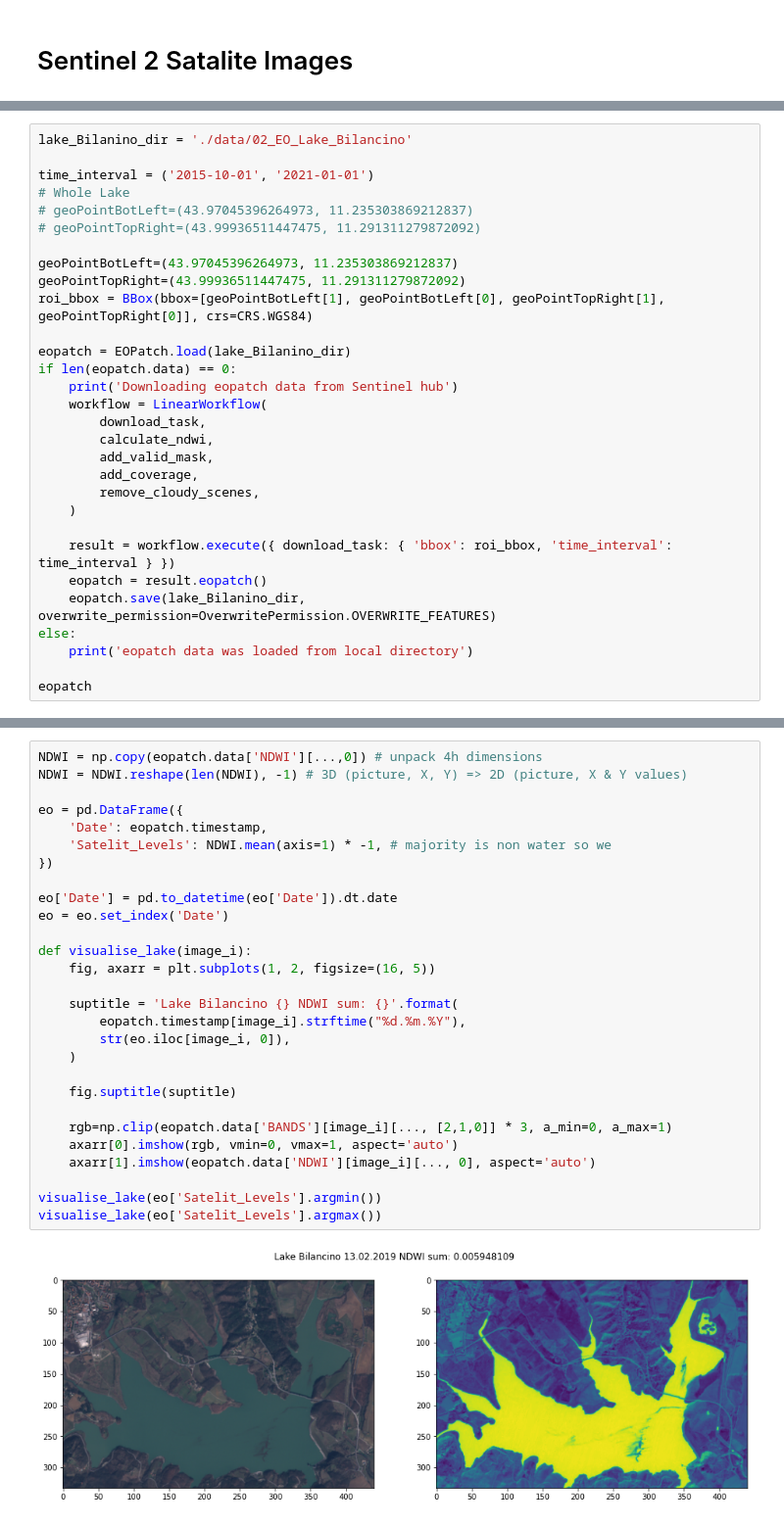
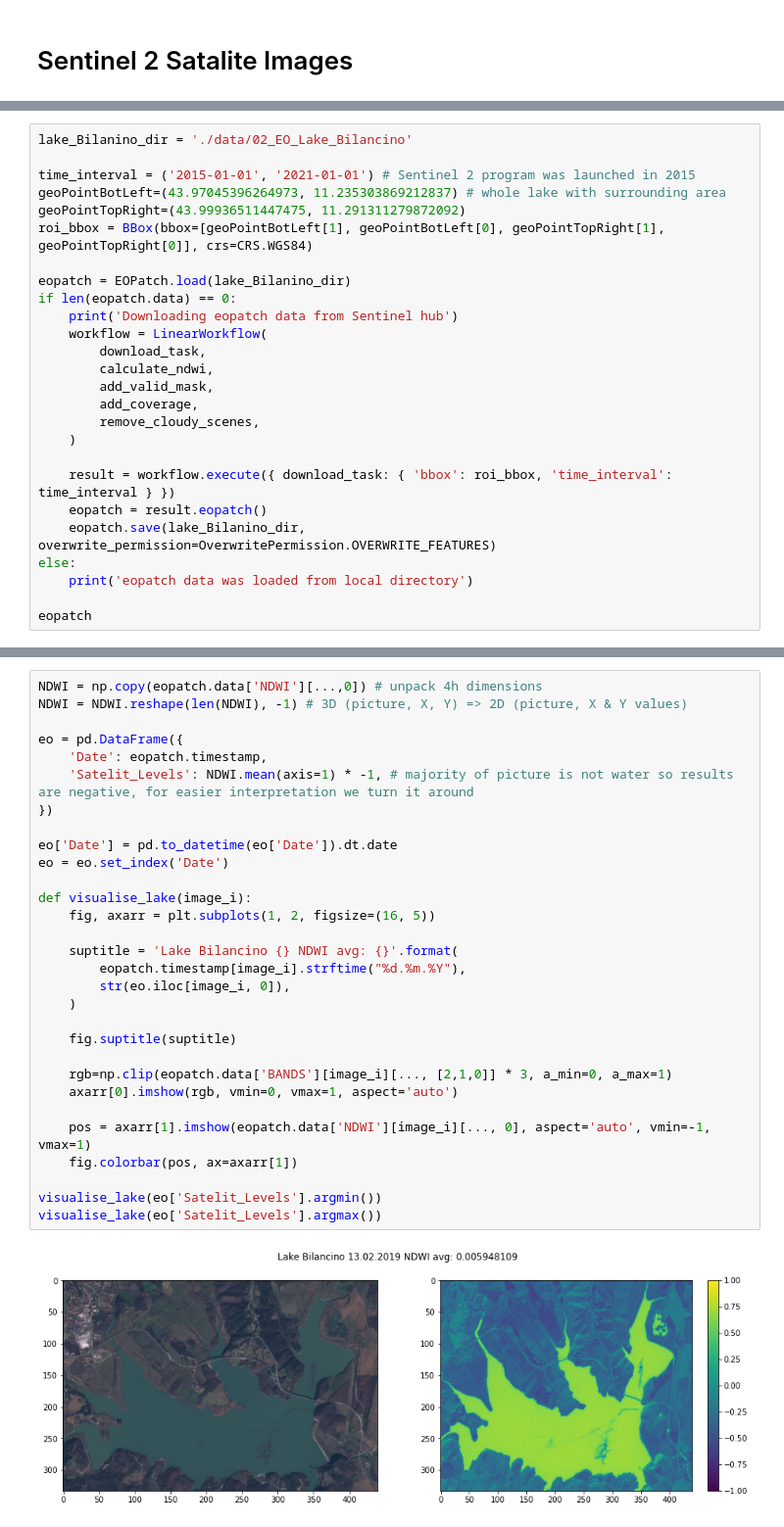
Before and after one commit to KlemenKozelj/master_thesis, a Jupyter notebook: 02_Lake_Bilancino.ipynb, the cells around one changed output, grey strips where cells are left out. Shown at 98% size. Saved outputs shown, nothing was run; the diff lists cells and outputs as text.

Commit message:
Minor visualisation fixes

```diff
--- a/02_Lake_Bilancino.ipynb
+++ b/02_Lake_Bilancino.ipynb
@@ -253,12 +254,8 @@ remove_cloudy_scenes = SimpleFilterTask((FeatureType.MASK, 'VALID_DATA'), ValidD
 # %%
 lake_Bilanino_dir = './data/02_EO_Lake_Bilancino'
 
-time_interval = ('2015-10-01', '2021-01-01')
-# Whole Lake
-# geoPointBotLeft=(43.97045396264973, 11.235303869212837)
-# geoPointTopRight=(43.99936511447475, 11.291311279872092)
-
-geoPointBotLeft=(43.97045396264973, 11.235303869212837)
+time_interval = ('2015-01-01', '2021-01-01') # Sentinel 2 program was launched in 2015
+geoPointBotLeft=(43.97045396264973, 11.235303869212837) # whole lake with surrounding area
 geoPointTopRight=(43.99936511447475, 11.291311279872092)
 roi_bbox = BBox(bbox=[geoPointBotLeft[1], geoPointBotLeft[0], geoPointTopRight[1], geoPointTopRight[0]], crs=CRS.WGS84)
 
@@ -302,30 +299,32 @@ EOPatch(
 # %%
 NDWI = np.copy(eopatch.data['NDWI'][...,0]) # unpack 4h dimensions
 NDWI = NDWI.reshape(len(NDWI), -1) # 3D (picture, X, Y) => 2D (picture, X & Y values)
 
 eo = pd.DataFrame({
     'Date': eopatch.timestamp,
-    'Satelit_Levels': NDWI.mean(axis=1) * -1, # majority is non water so we
+    'Satelit_Levels': NDWI.mean(axis=1) * -1, # majority of picture is not water so results are negative, for easier interpretation we turn it around
 })
 
 eo['Date'] = pd.to_datetime(eo['Date']).dt.date
 eo = eo.set_index('Date')
 
 def visualise_lake(image_i):
     fig, axarr = plt.subplots(1, 2, figsize=(16, 5))
 
-    suptitle = 'Lake Bilancino {} NDWI sum: {}'.format(
+    suptitle = 'Lake Bilancino {} NDWI avg: {}'.format(
         eopatch.timestamp[image_i].strftime("%d.%m.%Y"),
         str(eo.iloc[image_i, 0]),
     )
 
     fig.suptitle(suptitle)
 
     rgb=np.clip(eopatch.data['BANDS'][image_i][..., [2,1,0]] * 3, a_min=0, a_max=1)
     axarr[0].imshow(rgb, vmin=0, vmax=1, aspect='auto')
-    axarr[1].imshow(eopatch.data['NDWI'][image_i][..., 0], aspect='auto')
+
+    pos = axarr[1].imshow(eopatch.data['NDWI'][image_i][..., 0], aspect='auto', vmin=-1, vmax=1)
+    fig.colorbar(pos, ax=axarr[1])
 
 visualise_lake(eo['Satelit_Levels'].argmin())
 visualise_lake(eo['Satelit_Levels'].argmax())
 # %% [output]
-[figure, old version]
+[figure, new version]
```
Also changed, not shown: parts of 5 cells of this notebook.
